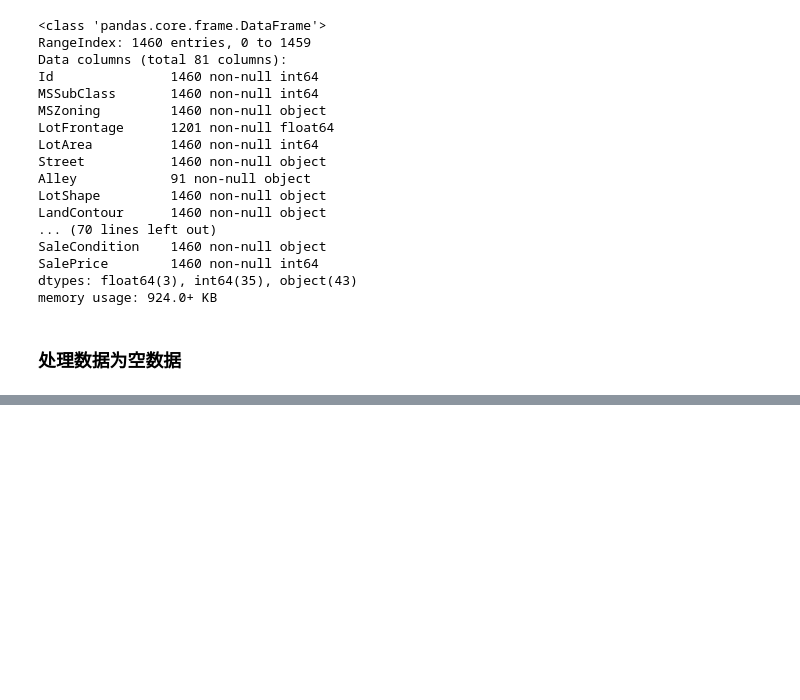
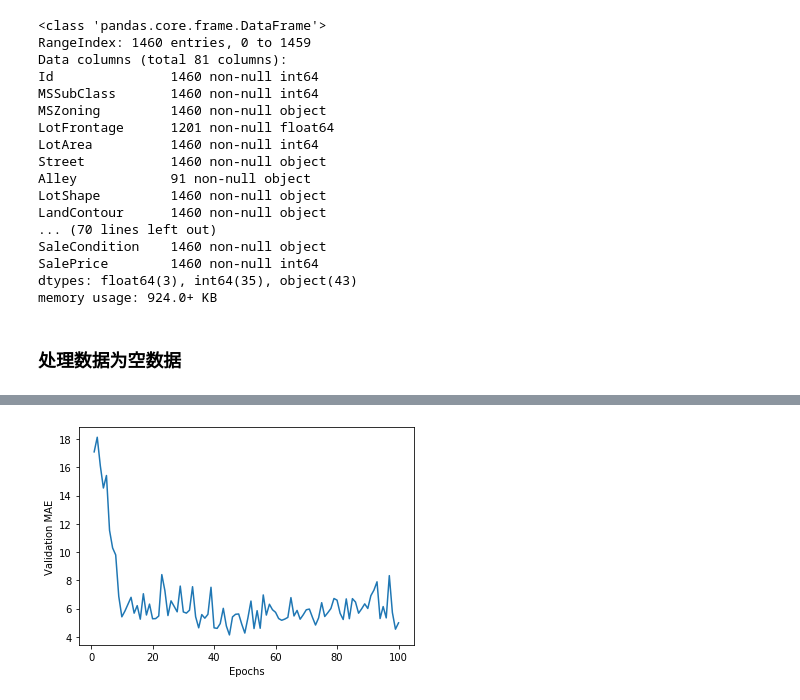
Before and after one commit to find-happiness/d2l-zh-tensorflow, a Jupyter notebook: code/chapter03/HousePrices.ipynb, the cells around one changed output, grey strips where cells are left out. Saved outputs shown, nothing was run; the diff lists cells and outputs as text; code cells hidden in the pictures; blank space fills up the shorter version.

```diff
--- a/code/chapter03/HousePrices.ipynb
+++ b/code/chapter03/HousePrices.ipynb
@@ -101 +149,8 @@ missing_data
+# %%
+def create_dateset(x,y):
+    x = tf.constant(x,dtype=tf.float32)
+    y = tf.constant(y,dtype=tf.float32)
+    ds = tf.data.Dataset.from_tensor_slices((x,y))
+    ds = ds.repeat().shuffle(64)
+    return ds
 # %%
@@ -102,0 +158,15 @@ from sklearn.preprocessing import Imputer
+# %%
+kFold = KFold(n_splits=4, shuffle=True)
+# %%
+scores = []
+for train_index, test_index in kFold.split(x_train, y_train):
+    ds_train = create_dateset(x_train.iloc[train_index].values,y_train.iloc[train_index].values)
+    ds_test = create_dateset(x_train.iloc[test_index].values,y_train.iloc[test_index].values)
+
+    model = create_model()
+    steps_per_epoch = len(train_index) // 64
+    validation_steps = len(test_index) //64
+    history = model.fit(ds_train,epochs=100,steps_per_epoch=steps_per_epoch,validation_data=ds_test,
+          validation_steps = validation_steps,verbose = 0)
+    val_mae = history.history['mae']
+    scores.append(val_mae)
@@ -102,0 +182,9 @@ from sklearn.preprocessing import Imputer
+# %%
+average_mae_history = [np.mean([x[i] for x in scores]) for i in range(100)]
+# %%
+plt.plot(range(1, len(average_mae_history) + 1), average_mae_history)
+plt.xlabel('Epochs')
+plt.ylabel('Validation MAE')
+plt.show()
+# %% [output]
+[figure, added]
```
Also changed, not shown: parts of 29 cells of this notebook, 1 other file.
